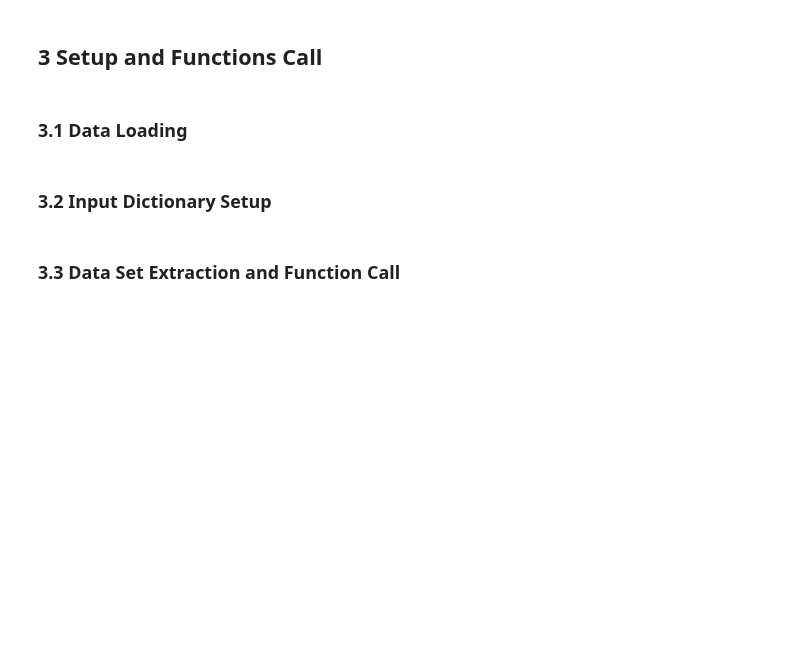
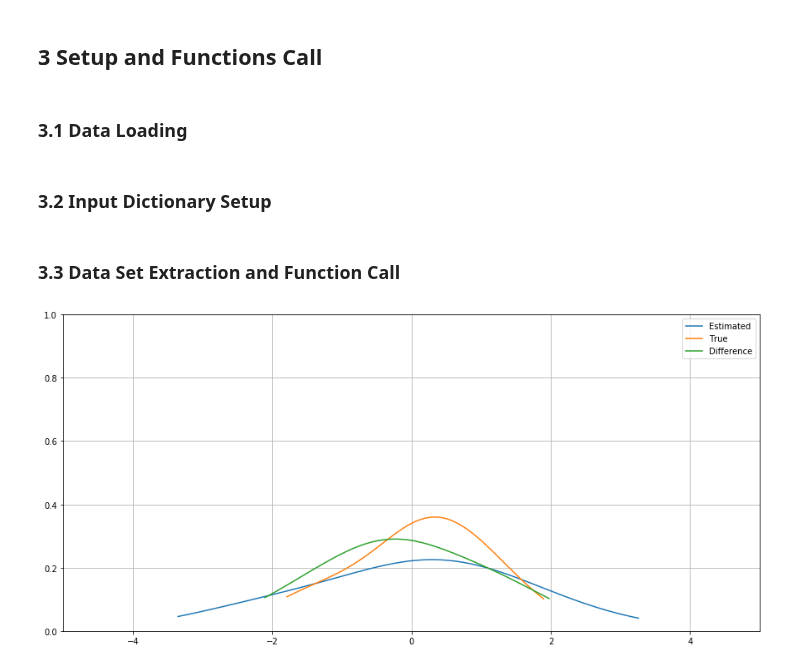
Before and after one commit to Existentialdredd/pan_sel_cntrl, a Jupyter notebook: lasso_test_w_pan.ipynb, the cells around one changed output. Saved outputs shown, nothing was run; the diff lists cells and outputs as text; code cells hidden in the pictures; blank space fills up the shorter version.

```diff
--- a/lasso_test_w_pan.ipynb
+++ b/lasso_test_w_pan.ipynb
@@ -403,7 +371,7 @@ inpt['kwnsub'] = 0
 
 # Indicator for whether residuals are observed
 inpt['orcl'] = 0
-inpt['lasso'] = 1
+inpt['lasso'] = 0
 inpt['dep'] = inpt['en_nm'][0]
 inpt['reg'] = inpt['ex_nm']
 inpt['alph'] = 0.4
@@ -427,5 +395,44 @@ k=10
 data_err = pd.DataFrame(pscdata[k][0]['err_df'], columns = pscdata[0][1]['Derr_nms'])
 data_inst = pd.DataFrame(pscdata[k][0]['inst_df'], columns = pscdata[0][1]['Dins_nms'])
 data_pan = pd.DataFrame(pscdata[k][0]['prim_df'], columns = pscdata[0][1]['Dlng_nms'])
+c = panel_fe(data_pan,data_inst,inpt)
 # %%
 #pd.DataFrame(pscdata[0][1]['coeff'][1])
+# %%
+i=8
+h_c = 1.5
+ker = 9
+
+V_est = np.array(c[2][i-1])
+p_est = np.linspace(np.min(V_est),np.max(V_est),100)
+h_est = h_c*V_est.shape[0]**(-1/5)*np.std(V_est)
+V_est_den = kr.mvden(V_est,p_est,h_est,ker)
+
+V_true = data_err.loc[data_err['crs']==i,'V1'].values
+p_true = np.linspace(np.min(V_true),np.max(V_true),100)
+h_true = h_c*V_true.shape[0]**(-1/5)*np.std(V_true)
+V_true_den = kr.mvden(V_true,p_true,h_true,ker)
+
+V_diff = V_est - V_true
+p_diff = np.linspace(np.min(V_diff),np.max(V_diff),100)
+h_diff = h_c*V_diff.shape[0]**(-1/5)*np.std(V_diff)
+V_diff_den = kr.mvden(V_diff,p_diff,h_diff,ker)
+
+
+x_lm = [-5,5]
+y_lm = 1
+
+f,ax = plt.subplots()
+f.set_figheight(7)
+f.set_figwidth(15)
+ax.set_xlim((x_lm[0],x_lm[1]))
+ax.set_ylim((0,y_lm))
+ax.plot(p_est,V_est_den)
+ax.plot(p_true,V_true_den)
+ax.plot(p_diff,V_diff_den)
+ax.legend(["Estimated","True","Difference"])
+ax.grid(which = 'both')
+#ax.set_title(''.join(['Distribution of Estimated ',coeff[0].columns[w]]))
+plt.show()
+# %% [output]
+[figure, added]
```
Also changed, not shown: parts of 7 cells of this notebook, 1 other file.
